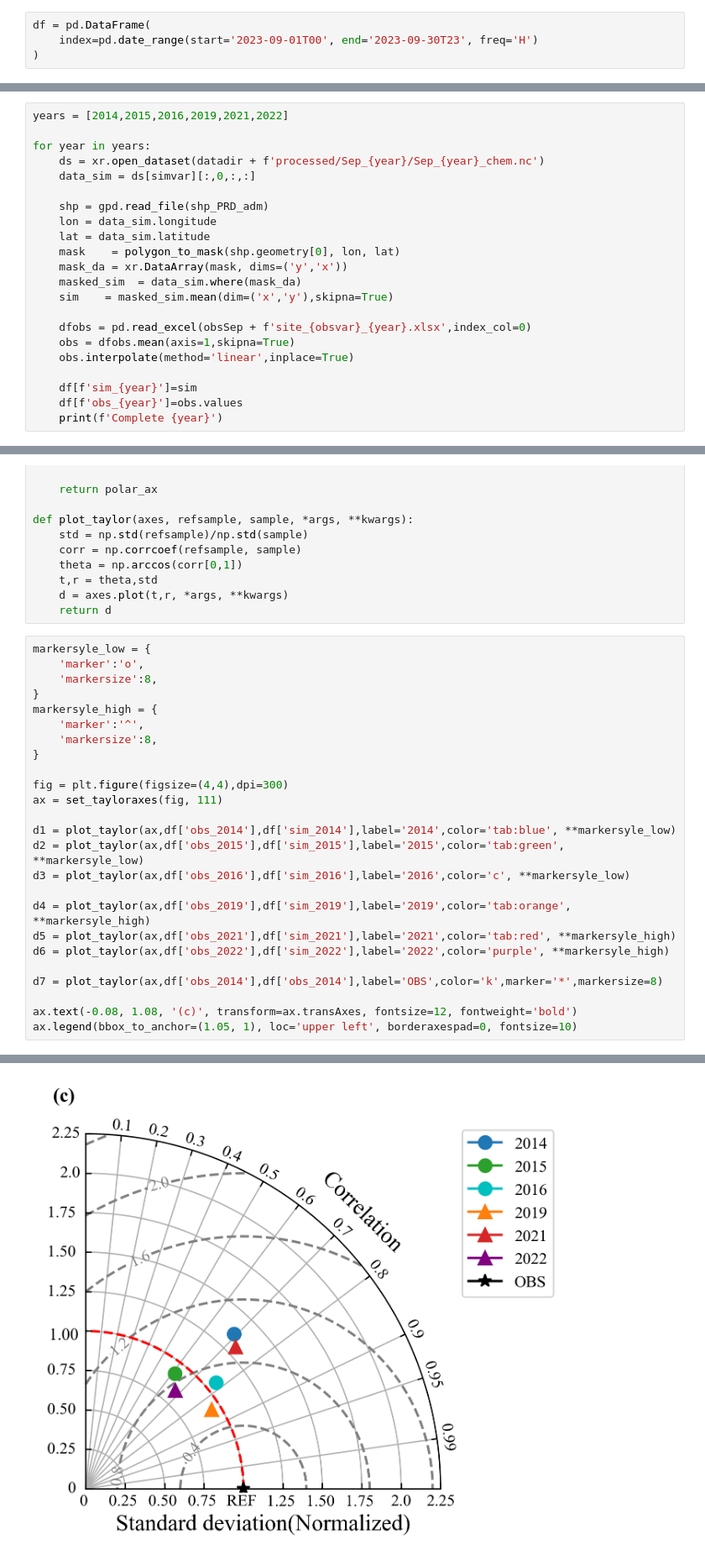
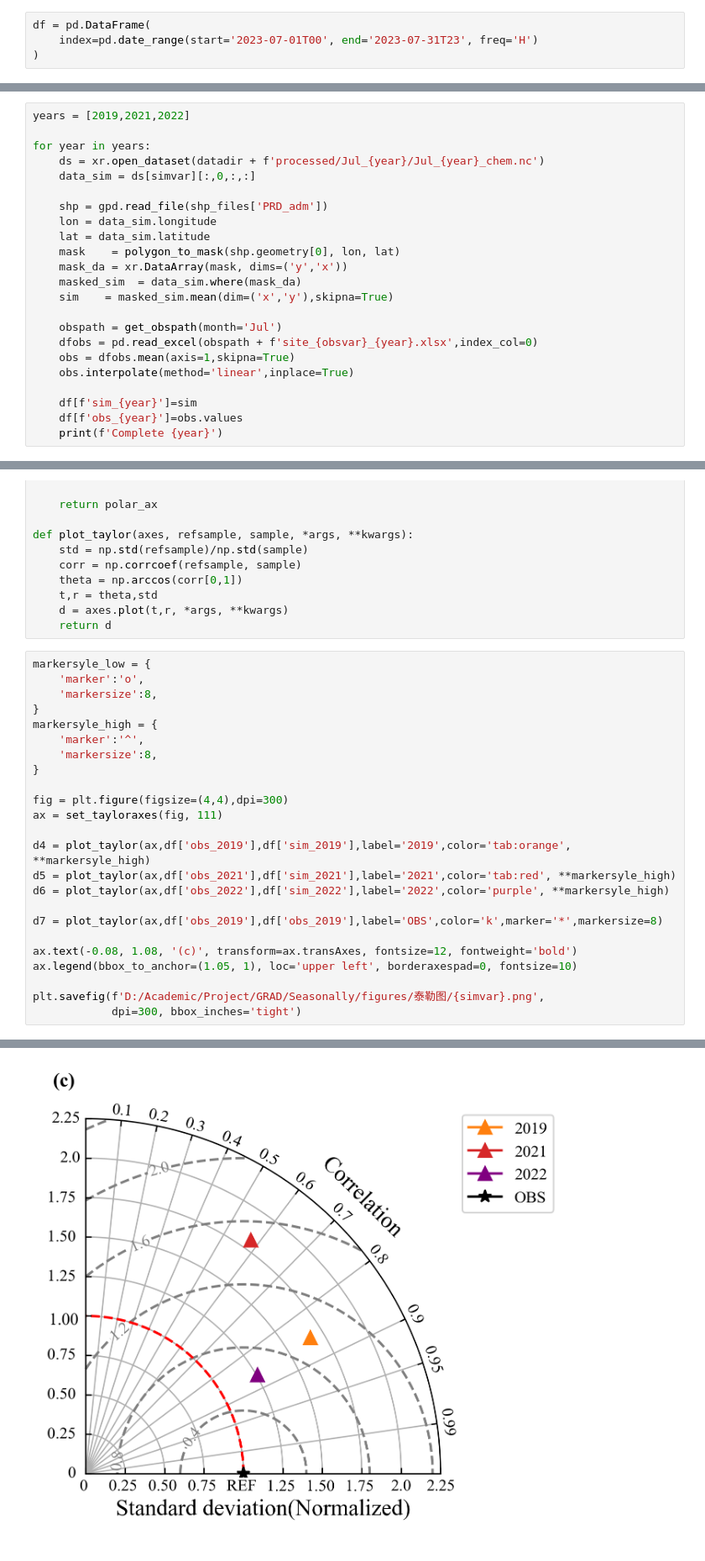
Before and after one commit to Iphisxu/MasterGRAD-Seasonally, a Jupyter notebook: scripts/Ground/Taylor/PM25.ipynb, the cells around one changed output, grey strips where cells are left out. Shown: that part at 84% size. Drawn from its saved outputs; the diff is of its cells as text.

```diff
--- a/scripts/Ground/Taylor/PM25.ipynb
+++ b/scripts/Ground/Taylor/PM25.ipynb
@@ -30,18 +30,18 @@ simvar = 'PM25'
 obsvar = 'PM2.5'
 # %%
 df = pd.DataFrame(
-    index=pd.date_range(start='2023-09-01T00', end='2023-09-30T23', freq='H')
+    index=pd.date_range(start='2023-07-01T00', end='2023-07-31T23', freq='H')
 )
 # %% [markdown]
 ## 获取模拟与观测数据
 # %%
-years = [2014,2015,2016,2019,2021,2022]
+years = [2019,2021,2022]
 
 for year in years:
-    ds = xr.open_dataset(datadir + f'processed/Sep_{year}/Sep_{year}_chem.nc')
+    ds = xr.open_dataset(datadir + f'processed/Jul_{year}/Jul_{year}_chem.nc')
     data_sim = ds[simvar][:,0,:,:]
 
-    shp = gpd.read_file(shp_PRD_adm)
+    shp = gpd.read_file(shp_files['PRD_adm'])
     lon = data_sim.longitude
     lat = data_sim.latitude
     mask    = polygon_to_mask(shp.geometry[0], lon, lat)
@@ -49,7 +49,8 @@ for year in years:
     masked_sim  = data_sim.where(mask_da)
     sim    = masked_sim.mean(dim=('x','y'),skipna=True)
 
-    dfobs = pd.read_excel(obsSep + f'site_{obsvar}_{year}.xlsx',index_col=0)
+    obspath = get_obspath(month='Jul')
+    dfobs = pd.read_excel(obspath + f'site_{obsvar}_{year}.xlsx',index_col=0)
     obs = dfobs.mean(axis=1,skipna=True)
     obs.interpolate(method='linear',inplace=True)
 
@@ -147,16 +145,15 @@ markersyle_high = {
 fig = plt.figure(figsize=(4,4),dpi=300)
 ax = set_tayloraxes(fig, 111)
 
-d1 = plot_taylor(ax,df['obs_2014'],df['sim_2014'],label='2014',color='tab:blue', **markersyle_low)
-d2 = plot_taylor(ax,df['obs_2015'],df['sim_2015'],label='2015',color='tab:green', **markersyle_low)
-d3 = plot_taylor(ax,df['obs_2016'],df['sim_2016'],label='2016',color='c', **markersyle_low)
-
 d4 = plot_taylor(ax,df['obs_2019'],df['sim_2019'],label='2019',color='tab:orange', **markersyle_high)
 d5 = plot_taylor(ax,df['obs_2021'],df['sim_2021'],label='2021',color='tab:red', **markersyle_high)
 d6 = plot_taylor(ax,df['obs_2022'],df['sim_2022'],label='2022',color='purple', **markersyle_high)
 
-d7 = plot_taylor(ax,df['obs_2014'],df['obs_2014'],label='OBS',color='k',marker='*',markersize=8)
+d7 = plot_taylor(ax,df['obs_2019'],df['obs_2019'],label='OBS',color='k',marker='*',markersize=8)
 
 ax.text(-0.08, 1.08, '(c)', transform=ax.transAxes, fontsize=12, fontweight='bold')
 ax.legend(bbox_to_anchor=(1.05, 1), loc='upper left', borderaxespad=0, fontsize=10)
+
+plt.savefig(f'D:/Academic/Project/GRAD/Seasonally/figures/泰勒图/{simvar}.png',
+            dpi=300, bbox_inches='tight')
 # %% [output]
@@ -164 +160 @@ ax.legend(bbox_to_anchor=(1.05, 1), loc='upper left', borderaxespad=0, fontsize=
-[figure, old version]
+[figure, new version]
```
Also changed, not shown: parts of 3 cells of this notebook, 2 other files.
